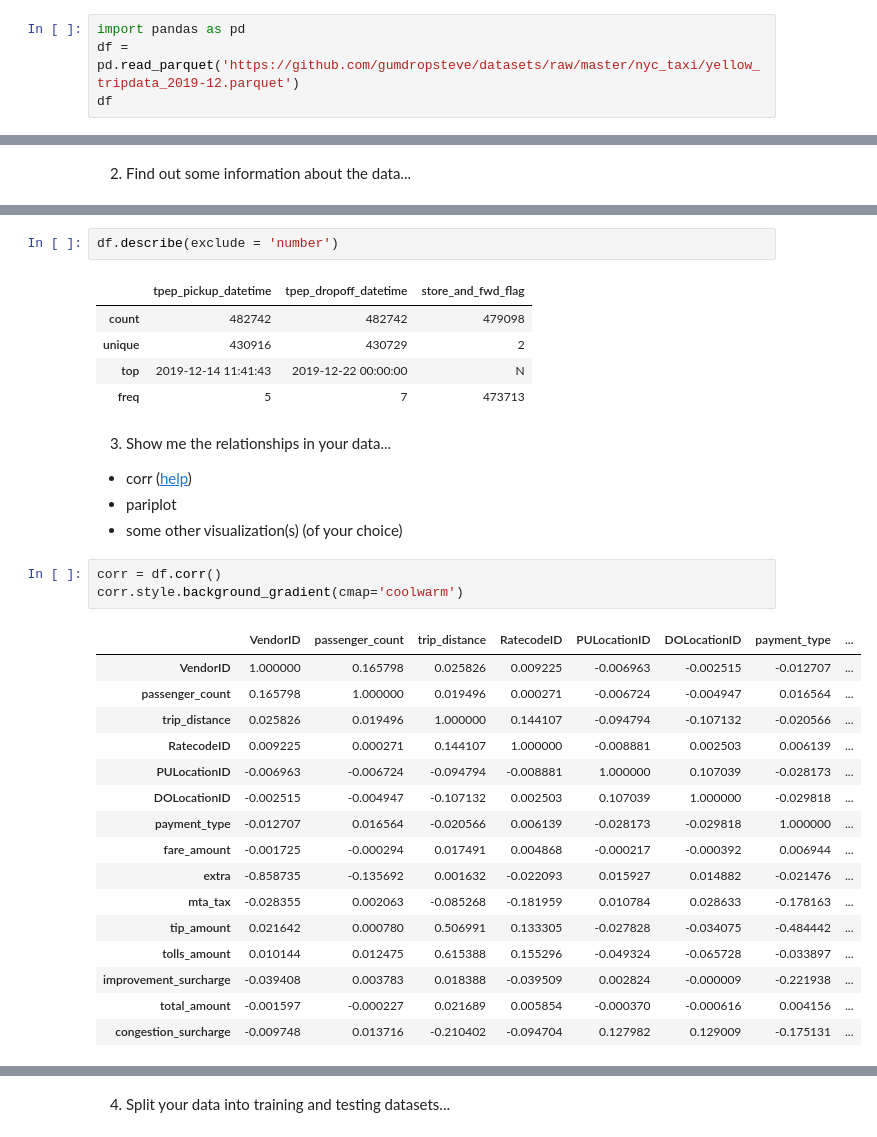
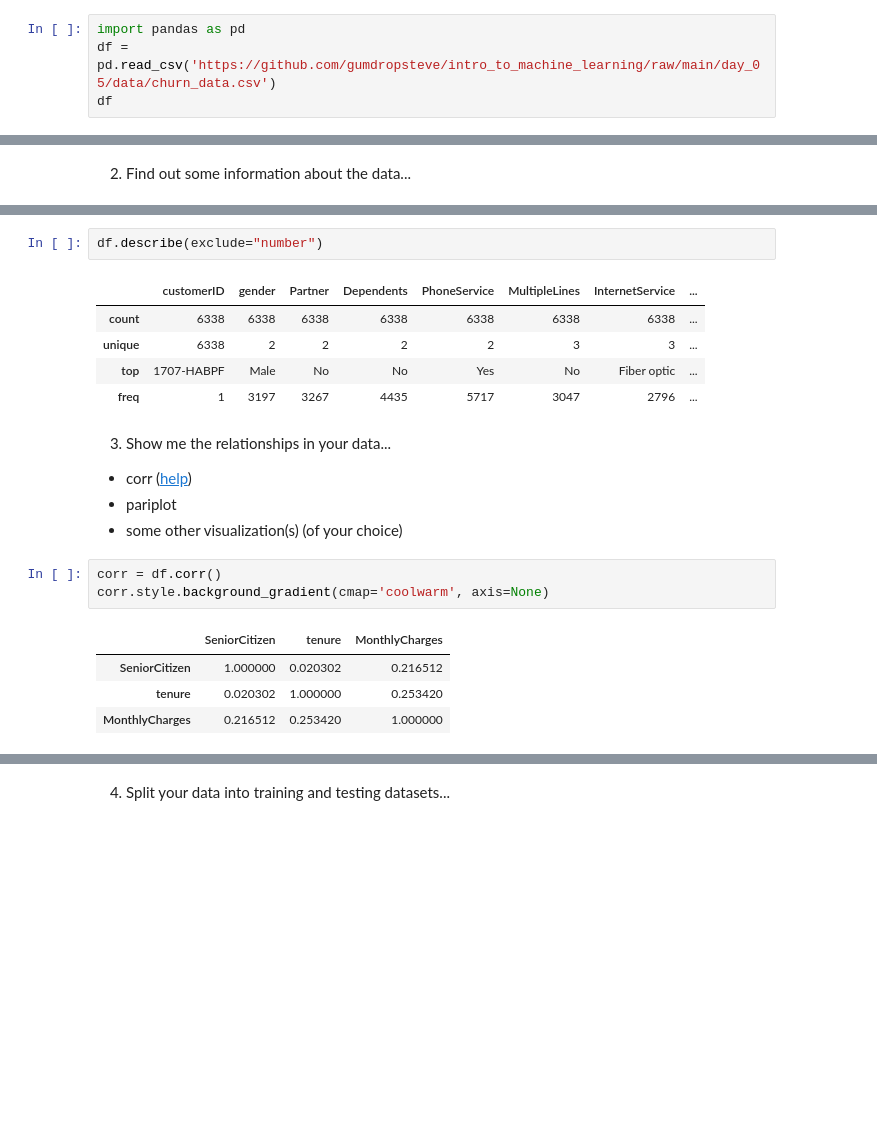
Before and after one commit to mesha4545a/Assigment-2, a Jupyter notebook: Copy_of_02_assignment.ipynb, the cells around one changed output, grey strips where cells are left out. Drawn from its saved outputs; the diff is of its cells as text; blank space fills up the shorter version.

```diff
--- a/Copy_of_02_assignment.ipynb
+++ b/Copy_of_02_assignment.ipynb
@@ -10,5 +16,5 @@ Note: target variable is `total_amount`.
 # %%
 import pandas as pd
-df = pd.read_parquet('https://github.com/gumdropsteve/datasets/raw/master/nyc_taxi/yellow_tripdata_2019-12.parquet')
+df = pd.read_csv('https://github.com/gumdropsteve/intro_to_machine_learning/raw/main/day_05/data/churn_data.csv')
 df
 # %% [output]
@@ -62,11 +68,11 @@ df.describe()
 # %%
-df.describe(exclude = 'number')
+df.describe(exclude="number")
 # %% [output]
-|  | tpep_pickup_datetime | tpep_dropoff_datetime | store_and_fwd_flag |
-| count | 482742 | 482742 | 479098 |
-| unique | 430916 | 430729 | 2 |
-| top | 2019-12-14 11:41:43 | 2019-12-22 00:00:00 | N |
-| freq | 5 | 7 | 473713 |
+|  | customerID | gender | Partner | Dependents | PhoneService | MultipleLines | InternetService | ... |
+| count | 6338 | 6338 | 6338 | 6338 | 6338 | 6338 | 6338 | ... |
+| unique | 6338 | 2 | 2 | 2 | 2 | 3 | 3 | ... |
+| top | 1707-HABPF | Male | No | No | Yes | No | Fiber optic | ... |
+| freq | 1 | 3197 | 3267 | 4435 | 5717 | 3047 | 2796 | ... |
 # %% [markdown]
 3. Show me the relationships in your data...
 - corr ([help](https://stackoverflow.com/a/50703596/11074111))
@@ -74,23 +80,11 @@ df.describe(exclude = 'number')
 - some other visualization(s) (of your choice)
 # %%
 corr = df.corr()
-corr.style.background_gradient(cmap='coolwarm')
+corr.style.background_gradient(cmap='coolwarm', axis=None)
 # %% [output]
-|  | VendorID | passenger_count | trip_distance | RatecodeID | PULocationID | DOLocationID | payment_type | ... |
-| VendorID | 1.000000 | 0.165798 | 0.025826 | 0.009225 | -0.006963 | -0.002515 | -0.012707 | ... |
-| passenger_count | 0.165798 | 1.000000 | 0.019496 | 0.000271 | -0.006724 | -0.004947 | 0.016564 | ... |
-| trip_distance | 0.025826 | 0.019496 | 1.000000 | 0.144107 | -0.094794 | -0.107132 | -0.020566 | ... |
-| RatecodeID | 0.009225 | 0.000271 | 0.144107 | 1.000000 | -0.008881 | 0.002503 | 0.006139 | ... |
-| PULocationID | -0.006963 | -0.006724 | -0.094794 | -0.008881 | 1.000000 | 0.107039 | -0.028173 | ... |
-| DOLocationID | -0.002515 | -0.004947 | -0.107132 | 0.002503 | 0.107039 | 1.000000 | -0.029818 | ... |
-| payment_type | -0.012707 | 0.016564 | -0.020566 | 0.006139 | -0.028173 | -0.029818 | 1.000000 | ... |
-| fare_amount | -0.001725 | -0.000294 | 0.017491 | 0.004868 | -0.000217 | -0.000392 | 0.006944 | ... |
-| extra | -0.858735 | -0.135692 | 0.001632 | -0.022093 | 0.015927 | 0.014882 | -0.021476 | ... |
-| mta_tax | -0.028355 | 0.002063 | -0.085268 | -0.181959 | 0.010784 | 0.028633 | -0.178163 | ... |
-| tip_amount | 0.021642 | 0.000780 | 0.506991 | 0.133305 | -0.027828 | -0.034075 | -0.484442 | ... |
-| tolls_amount | 0.010144 | 0.012475 | 0.615388 | 0.155296 | -0.049324 | -0.065728 | -0.033897 | ... |
-| improvement_surcharge | -0.039408 | 0.003783 | 0.018388 | -0.039509 | 0.002824 | -0.000009 | -0.221938 | ... |
-| total_amount | -0.001597 | -0.000227 | 0.021689 | 0.005854 | -0.000370 | -0.000616 | 0.004156 | ... |
-| congestion_surcharge | -0.009748 | 0.013716 | -0.210402 | -0.094704 | 0.127982 | 0.129009 | -0.175131 | ... |
+|  | SeniorCitizen | tenure | MonthlyCharges |
+| SeniorCitizen | 1.000000 | 0.020302 | 0.216512 |
+| tenure | 0.020302 | 1.000000 | 0.253420 |
+| MonthlyCharges | 0.216512 | 0.253420 | 1.000000 |
 # %%
 import seaborn as sns
```
Also changed, not shown: parts of 50 cells of this notebook.
